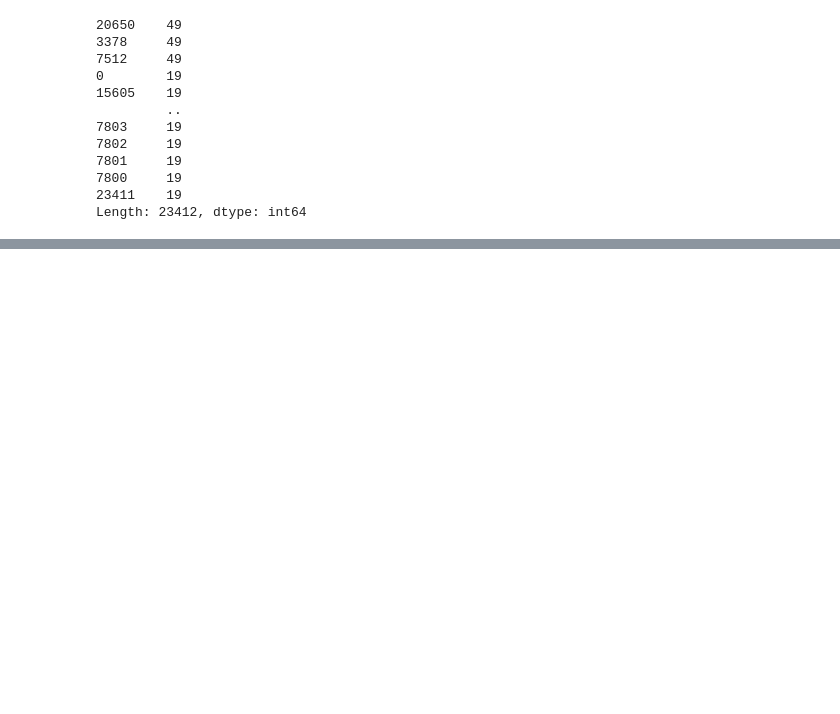
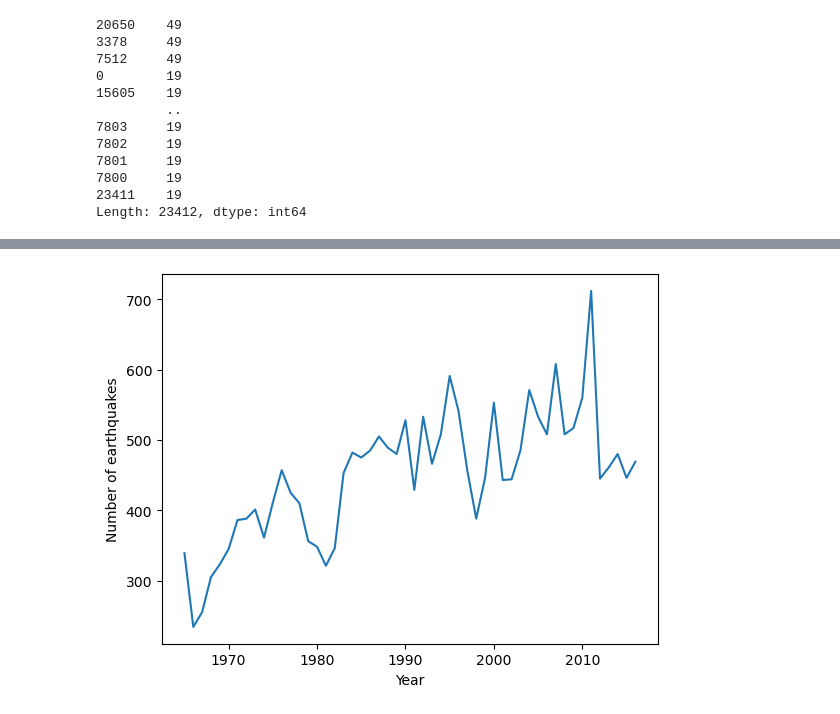
Before and after one commit to mstoychev/Data-Science-SoftwareUniversity, a Jupyter notebook: 5. Working with Spatial Data and Network Analysis/1. Class Notes/Class Notes Working with Spatial Data.ipynb, the cells around one changed output, grey strips where cells are left out. Drawn from its saved outputs; the diff is of its cells as text; code cells hidden in the pictures; blank space fills up the shorter version.

```diff
--- a/5. Working with Spatial Data and Network Analysis/1. Class Notes/Class Notes Working with Spatial Data.ipynb
+++ b/5. Working with Spatial Data and Network Analysis/1. Class Notes/Class Notes Working with Spatial Data.ipynb
@@ -274,0 +285,9 @@ Name: datatime, dtype: int64
+# %%
+earthquakes_by_year = earthquake_dataset.groupby(earthquake_dataset.datatime.dt.year).size()
+# %%
+plt.plot(earthquakes_by_year)
+plt.xlabel("Year")
+plt.ylabel("Number of earthquakes")
+plt.show()
+# %% [output]
+[figure, added]
```
Also changed, not shown: parts of 4 cells of this notebook.
